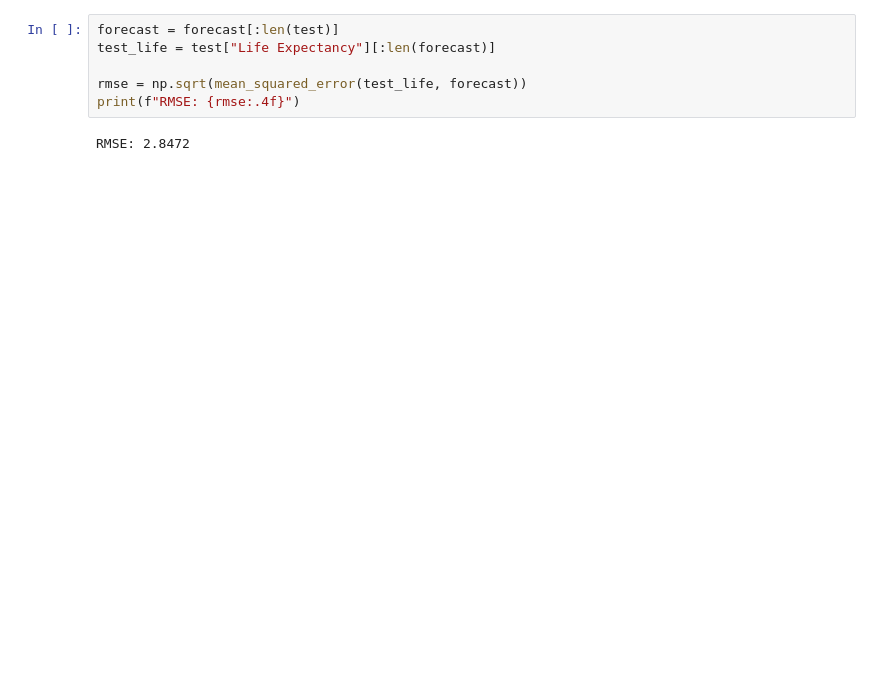
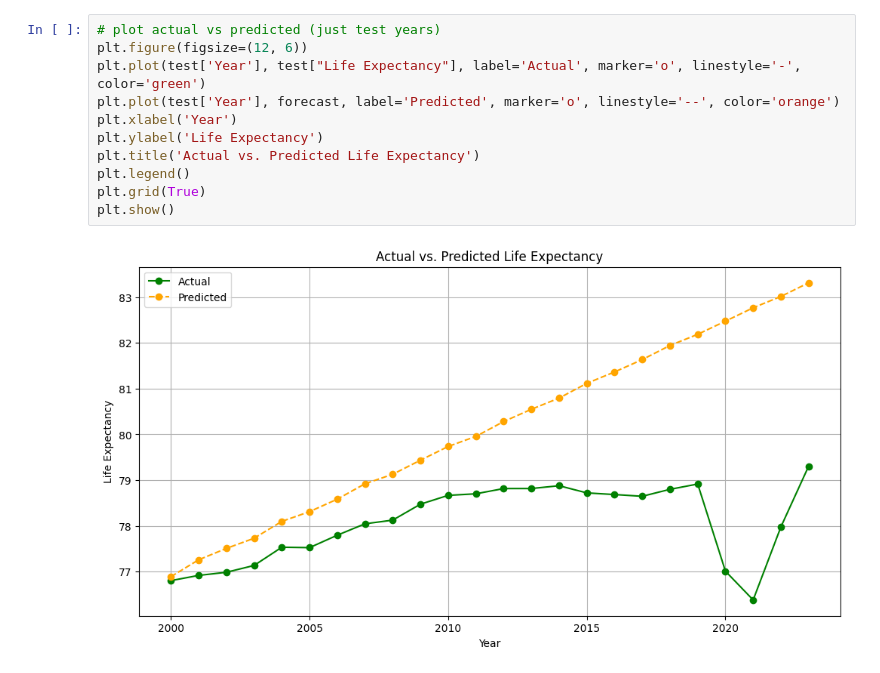
Before and after one commit to arooshasolomon/ForcastingLifeExpectancy, a Jupyter notebook: scripts/arima_tuning.ipynb, the cells around one changed output. Cells and saved outputs as stored; diff of their text form; blank space fills up the shorter version.

```diff
--- a/scripts/arima_tuning.ipynb
+++ b/scripts/arima_tuning.ipynb
@@ -200,8 +175,13 @@ plt.show()
-# %%
-forecast = forecast[:len(test)]
-test_life = test["Life Expectancy"][:len(forecast)]
-
-rmse = np.sqrt(mean_squared_error(test_life, forecast))
-print(f"RMSE: {rmse:.4f}")
-# %% [output]
-RMSE: 2.8472
+# %%
+# plot actual vs predicted (just test years)
+plt.figure(figsize=(12, 6))
+plt.plot(test['Year'], test["Life Expectancy"], label='Actual', marker='o', linestyle='-', color='green')
+plt.plot(test['Year'], forecast, label='Predicted', marker='o', linestyle='--', color='orange')
+plt.xlabel('Year')
+plt.ylabel('Life Expectancy')
+plt.title('Actual vs. Predicted Life Expectancy')
+plt.legend()
+plt.grid(True)
+plt.show()
+# %% [output]
+[figure, added]
```
Also changed, not shown: parts of 9 cells of this notebook, 1 other file.
